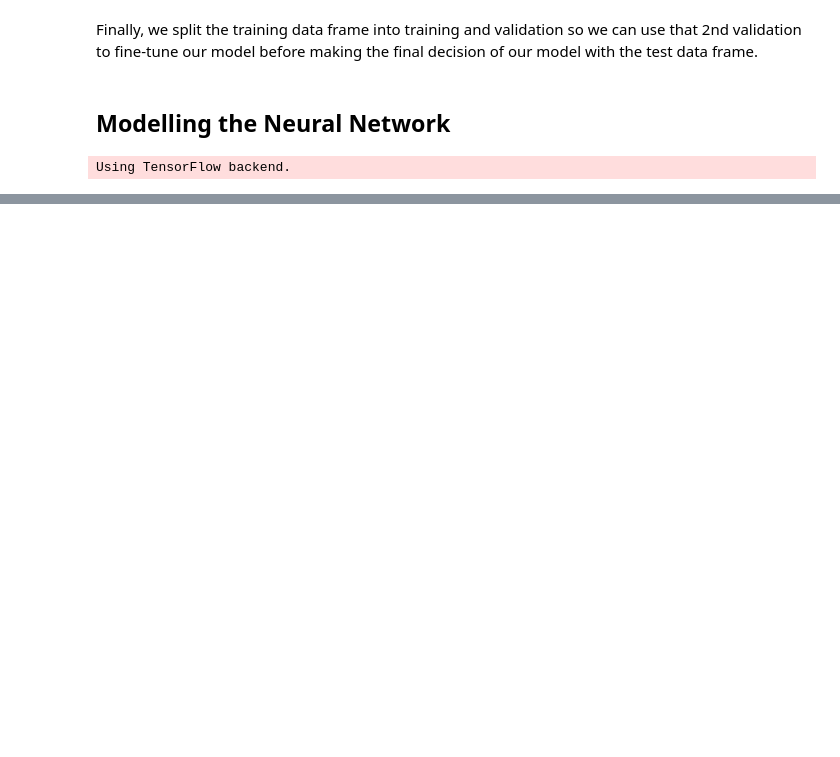
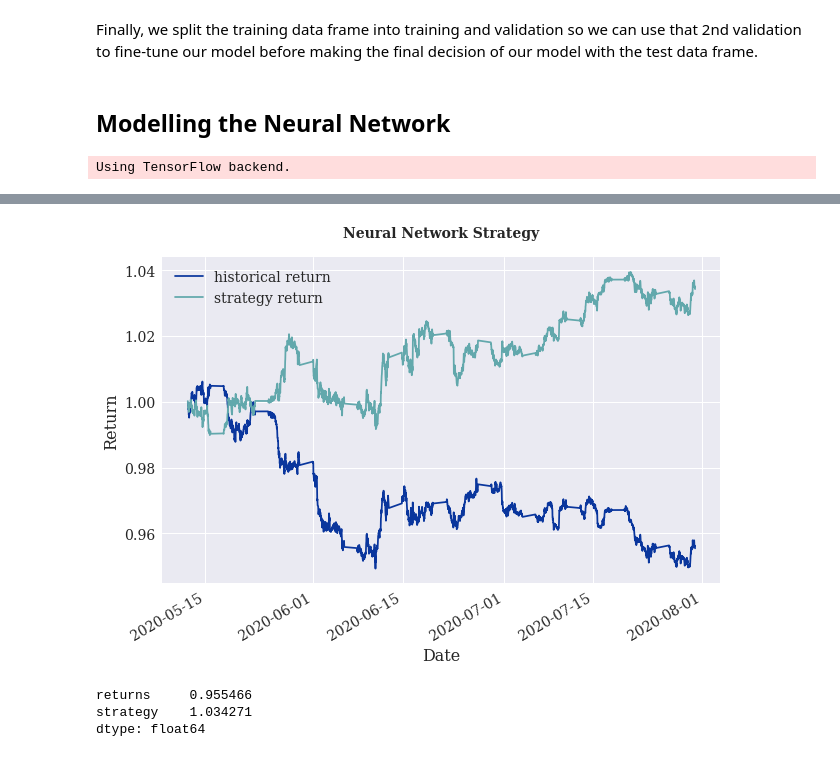
Before and after one commit to mateomarks/Algorithmic-Trading, a Jupyter notebook: 04 Improved NN Strategy.ipynb, the cells around one changed output, grey strips where cells are left out. Drawn from its saved outputs; the diff is of its cells as text; code cells hidden in the pictures; blank space fills up the shorter version.

```diff
--- a/04 Improved NN Strategy.ipynb
+++ b/04 Improved NN Strategy.ipynb
@@ -262,0 +307,25 @@ plt.legend();
+# %%
+backtest = backtest[5:].copy()
+
+backtest['pred']=model.predict(X_test).round()
+backtest['pred']=np.where(backtest['pred']==1,1,-1)
+
+backtest['strategy'] = backtest['pred'] * backtest['returns']
+# %%
+plt.figure()
+plt.title('Neural Network Strategy',fontweight="bold", pad=20)
+plt.xlabel('Date')
+plt.ylabel('Return')
+plt.plot(backtest['returns'].cumsum().apply(np.exp), label='historical return', color='#0A369D')
+plt.plot(backtest['strategy'].cumsum().apply(np.exp), label='strategy return', color='#62a8ac')
+plt.legend(loc=0)
+plt.setp(plt.xticks()[1], rotation=30, ha='right');
+# plt.savefig('classification_strategy.png', facecolor='None')
+# %% [output]
+[figure, added]
+# %%
+backtest[['returns', 'strategy']].sum().apply(np.exp)
+# %% [output]
+returns     0.955466
+strategy    1.034271
+dtype: float64
```
Also changed, not shown: parts of 19 cells of this notebook.
